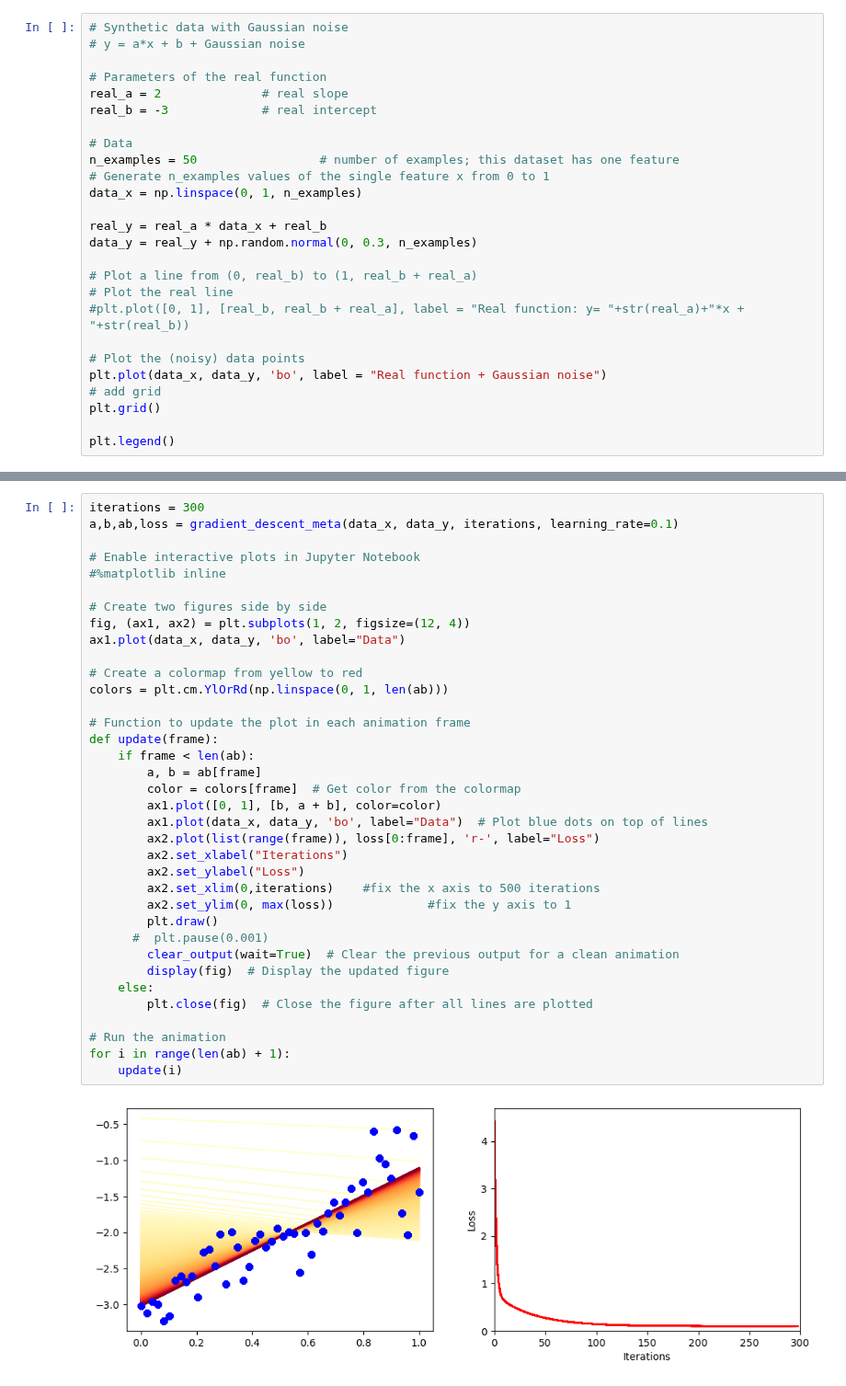
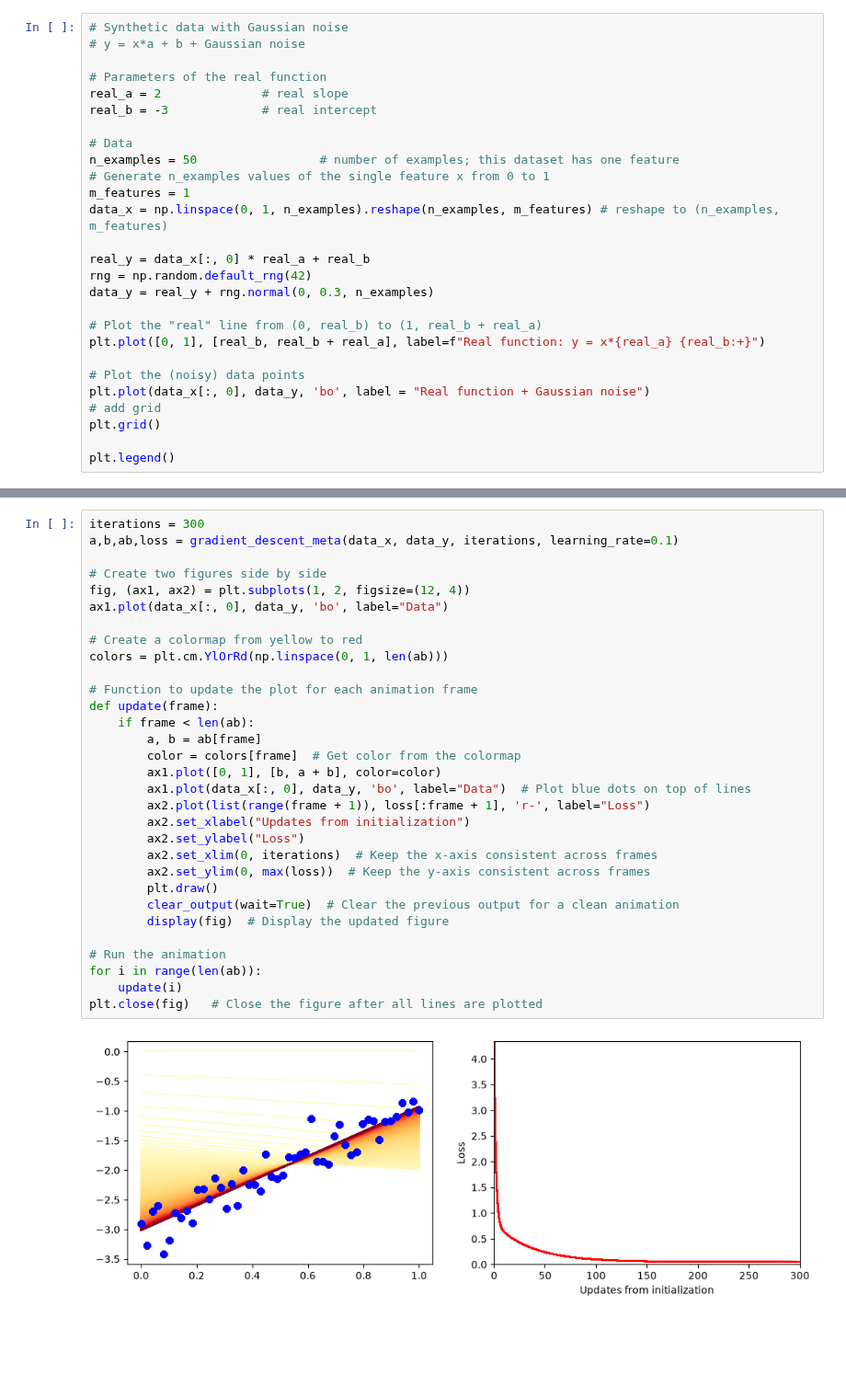
Before and after one commit to petraknovak/ml-from-concepts-to-code, a Jupyter notebook: 07_sgd/conceptual/gradient_descent.ipynb, the cells around one changed output, grey strips where cells are left out. Shown at 92% size. Drawn from its saved outputs; the diff is of its cells as text; blank space fills up the shorter version.

```diff
--- a/07_sgd/conceptual/gradient_descent.ipynb
+++ b/07_sgd/conceptual/gradient_descent.ipynb
@@ -17,7 +44,7 @@ import pandas as pd
 from IPython.display import display, clear_output
 # %%
 # Synthetic data with Gaussian noise
-# y = a*x + b + Gaussian noise
+# y = x*a + b + Gaussian noise
 
 # Parameters of the real function
 real_a = 2              # real slope
@@ -26,17 +53,18 @@ real_b = -3             # real intercept
 # Data
 n_examples = 50                 # number of examples; this dataset has one feature
 # Generate n_examples values of the single feature x from 0 to 1
-data_x = np.linspace(0, 1, n_examples)
+m_features = 1
+data_x = np.linspace(0, 1, n_examples).reshape(n_examples, m_features) # reshape to (n_examples, m_features)
 
-real_y = real_a * data_x + real_b
-data_y = real_y + np.random.normal(0, 0.3, n_examples)
+real_y = data_x[:, 0] * real_a + real_b
+rng = np.random.default_rng(42)
+data_y = real_y + rng.normal(0, 0.3, n_examples)
 
-# Plot a line from (0, real_b) to (1, real_b + real_a)
-# Plot the real line
-#plt.plot([0, 1], [real_b, real_b + real_a], label = "Real function: y= "+str(real_a)+"*x + "+str(real_b))
+# Plot the "real" line from (0, real_b) to (1, real_b + real_a)
+plt.plot([0, 1], [real_b, real_b + real_a], label=f"Real function: y = x*{real_a} {real_b:+}")
 
 # Plot the (noisy) data points
-plt.plot(data_x, data_y, 'bo', label = "Real function + Gaussian noise")
+plt.plot(data_x[:, 0], data_y, 'bo', label = "Real function + Gaussian noise")
 # add grid
 plt.grid()
 
@@ -356,38 +399,33 @@ plt.show()
 # %%
 iterations = 300
 a,b,ab,loss = gradient_descent_meta(data_x, data_y, iterations, learning_rate=0.1)
 
-# Enable interactive plots in Jupyter Notebook
-#%matplotlib inline
-
 # Create two figures side by side
 fig, (ax1, ax2) = plt.subplots(1, 2, figsize=(12, 4))
-ax1.plot(data_x, data_y, 'bo', label="Data")
+ax1.plot(data_x[:, 0], data_y, 'bo', label="Data")
 
 # Create a colormap from yellow to red
 colors = plt.cm.YlOrRd(np.linspace(0, 1, len(ab)))
 
-# Function to update the plot in each animation frame
+# Function to update the plot for each animation frame
 def update(frame):
     if frame < len(ab):
         a, b = ab[frame]
         color = colors[frame]  # Get color from the colormap
         ax1.plot([0, 1], [b, a + b], color=color)
-        ax1.plot(data_x, data_y, 'bo', label="Data")  # Plot blue dots on top of lines
-        ax2.plot(list(range(frame)), loss[0:frame], 'r-', label="Loss")
-        ax2.set_xlabel("Iterations")
+        ax1.plot(data_x[:, 0], data_y, 'bo', label="Data")  # Plot blue dots on top of lines
+        ax2.plot(list(range(frame + 1)), loss[:frame + 1], 'r-', label="Loss")
+        ax2.set_xlabel("Updates from initialization")
         ax2.set_ylabel("Loss")
-        ax2.set_xlim(0,iterations)    #fix the x axis to 500 iterations
-        ax2.set_ylim(0, max(loss))             #fix the y axis to 1
+        ax2.set_xlim(0, iterations)  # Keep the x-axis consistent across frames
+        ax2.set_ylim(0, max(loss))  # Keep the y-axis consistent across frames
         plt.draw()
-      #  plt.pause(0.001)
         clear_output(wait=True)  # Clear the previous output for a clean animation
         display(fig)  # Display the updated figure
-    else:
-        plt.close(fig)  # Close the figure after all lines are plotted
 
 # Run the animation
-for i in range(len(ab) + 1):
+for i in range(len(ab)):
     update(i)
+plt.close(fig)   # Close the figure after all lines are plotted
 # %% [output]
-[figure, old version]
+[figure, new version]
```
Also changed, not shown: parts of 33 cells of this notebook.
